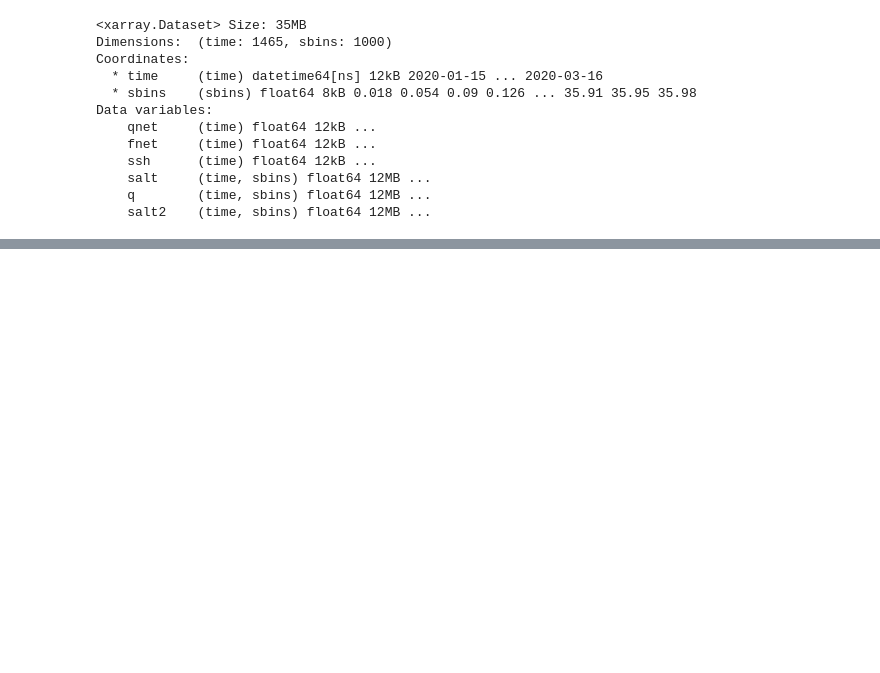
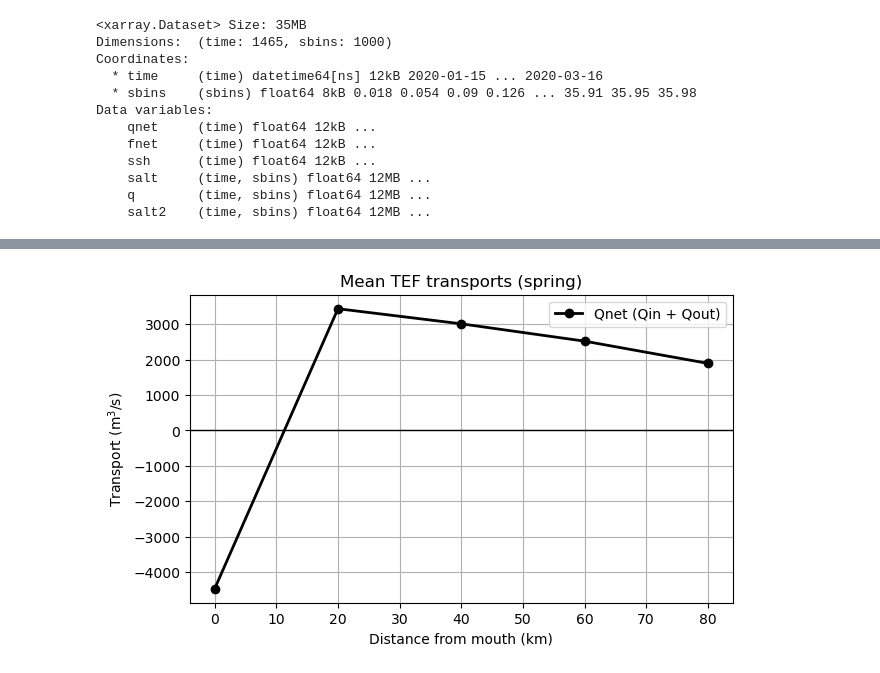
Before and after one commit to tiabottger/LO_user, a Jupyter notebook: plotting/TB_ae0_tef_alongestuary.ipynb, the cells around one changed output, grey strips where cells are left out. Drawn from its saved outputs; the diff is of its cells as text; code cells hidden in the pictures; blank space fills up the shorter version.

```diff
--- a/plotting/TB_ae0_tef_alongestuary.ipynb
+++ b/plotting/TB_ae0_tef_alongestuary.ipynb
@@ -89,0 +211,57 @@ plt.show()
+# %%
+# assign distances
+dist_km = {
+    "mouth": 0,
+    "1": 80,
+    "2": 60,
+    "3": 40,
+    "4": 20
+}
+
+sections = {
+    "mouth": ds_processed_mouth,
+    "1": ds_processed_1,
+    "2": ds_processed_2,
+    "3": ds_processed_3,
+    "4": ds_processed_4
+}
+
+dist_list = []
+Qin_list = []
+Qout_list = []
+
+for name, ds in sections.items():
+    Qin_mean, Qout_mean = calc_Qin_Qout(ds)
+
+    dist_list.append(dist_km[name])
+    Qin_list.append(Qin_mean)
+    Qout_list.append(Qout_mean)
+
+# convert to arrays
+dist_list = np.array(dist_list)
+Qin_list = np.array(Qin_list)
+Qout_list = np.array(Qout_list)
+
+# sort by distance
+ii = np.argsort(dist_list)
+dist_list = dist_list[ii]
+Qin_list = Qin_list[ii]
+Qout_list = Qout_list[ii]
+
+# compute net transport
+Qnet_list = Qin_list + Qout_list
+
+# --- plot ---
+plt.figure(figsize=(7,4))
+
+plt.plot(dist_list, Qnet_list, '-o', label='Qnet (Qin + Qout)', color='black', lw=2)
+
+plt.axhline(0, color='k', lw=1)
+plt.xlabel('Distance from mouth (km)')
+plt.ylabel('Transport (m$^3$/s)')
+plt.title('Mean TEF transports (spring)')
+plt.grid(True)
+plt.legend()
+plt.show()
+# %% [output]
+[figure, added]
```
Also changed, not shown: parts of 17 cells of this notebook, 24 other files.
